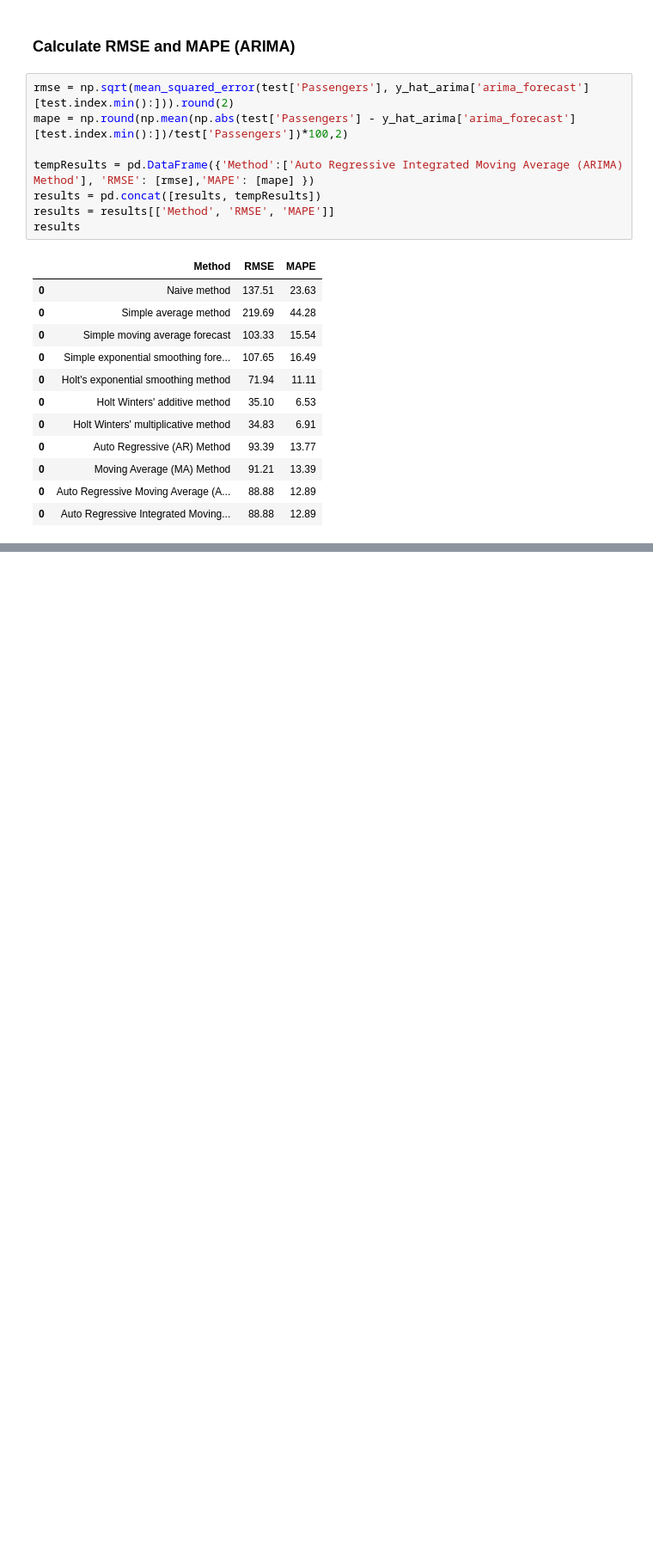
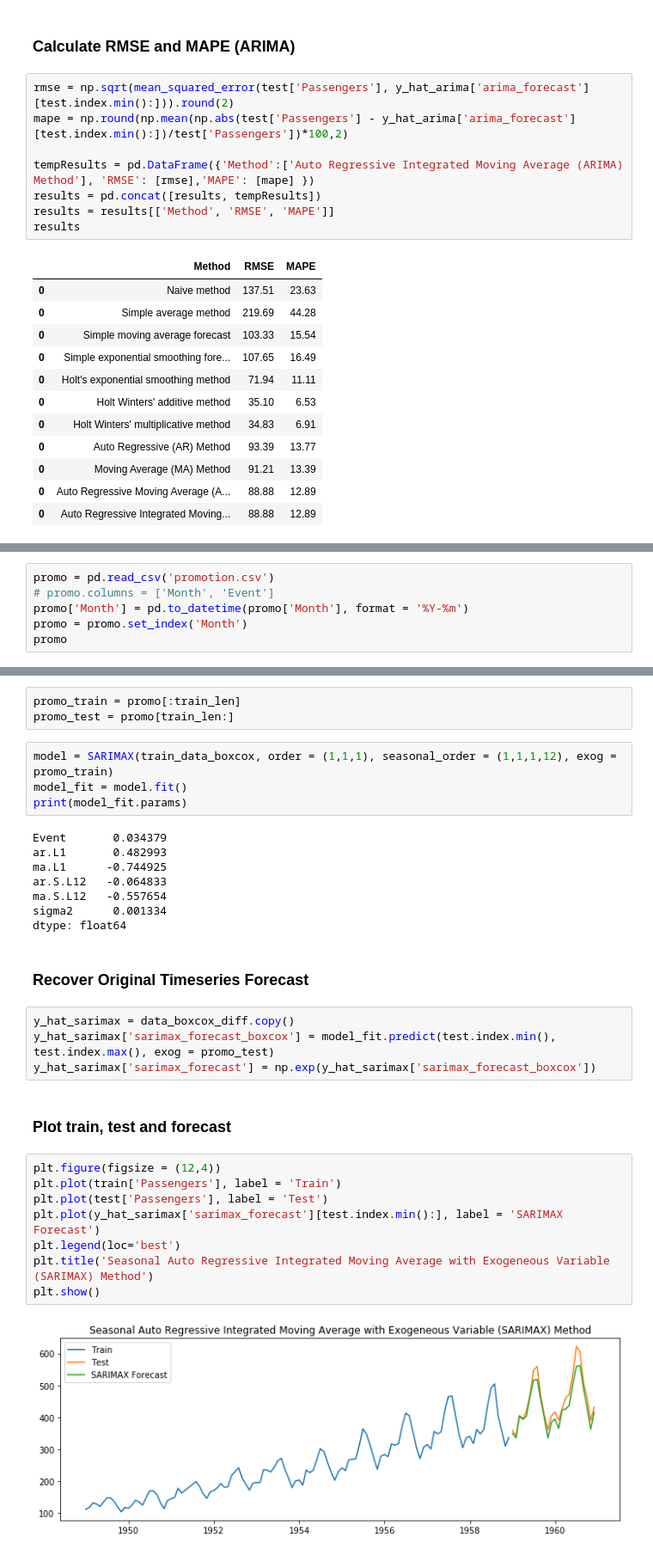
Before and after one commit to anishmahapatra/machine-learning-02, a Jupyter notebook: Timeseries-Forecasting-II/Timeseries Forecasting 2 - Course Work.ipynb, the cells around one changed output, grey strips where cells are left out. Shown at 86% size. Cells and saved outputs as stored; diff of their text form; blank space fills up the shorter version.

```diff
--- a/Timeseries-Forecasting-II/Timeseries Forecasting 2 - Course Work.ipynb
+++ b/Timeseries-Forecasting-II/Timeseries Forecasting 2 - Course Work.ipynb
@@ -731,0 +791,6 @@ results
+# %%
+promo = pd.read_csv('promotion.csv')
+# promo.columns = ['Month', 'Event']
+promo['Month'] = pd.to_datetime(promo['Month'], format = '%Y-%m')
+promo = promo.set_index('Month')
+promo
@@ -731,0 +812,33 @@ results
+# %%
+promo_train = promo[:train_len]
+promo_test = promo[train_len:]
+# %%
+model = SARIMAX(train_data_boxcox, order = (1,1,1), seasonal_order = (1,1,1,12), exog = promo_train)
+model_fit = model.fit()
+print(model_fit.params)
+# %% [output]
+Event       0.034379
+ar.L1       0.482993
+ma.L1      -0.744925
+ar.S.L12   -0.064833
+ma.S.L12   -0.557654
+sigma2      0.001334
+dtype: float64
+# %% [markdown]
+### Recover Original Timeseries Forecast
+# %%
+y_hat_sarimax = data_boxcox_diff.copy()
+y_hat_sarimax['sarimax_forecast_boxcox'] = model_fit.predict(test.index.min(), test.index.max(), exog = promo_test)
+y_hat_sarimax['sarimax_forecast'] = np.exp(y_hat_sarimax['sarimax_forecast_boxcox'])
+# %% [markdown]
+### Plot train, test and forecast
+# %%
+plt.figure(figsize = (12,4))
+plt.plot(train['Passengers'], label = 'Train')
+plt.plot(test['Passengers'], label = 'Test')
+plt.plot(y_hat_sarimax['sarimax_forecast'][test.index.min():], label = 'SARIMAX Forecast')
+plt.legend(loc='best')
+plt.title('Seasonal Auto Regressive Integrated Moving Average with Exogeneous Variable (SARIMAX) Method')
+plt.show()
+# %% [output]
+[figure, added]
```
Also changed, not shown: parts of 12 cells of this notebook, 7 other files.
